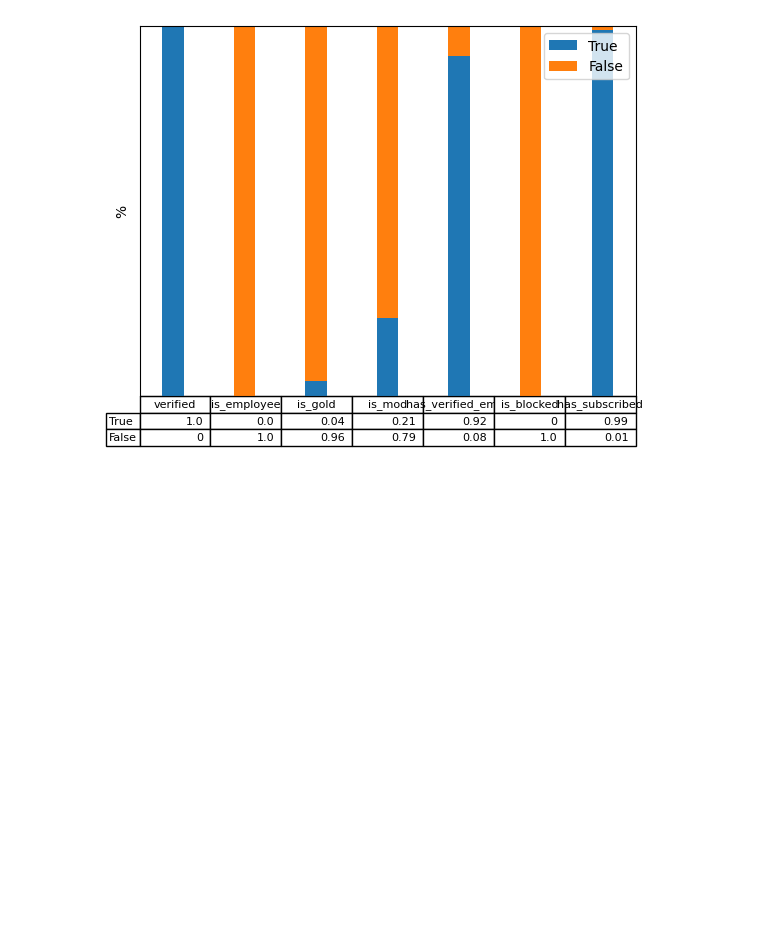
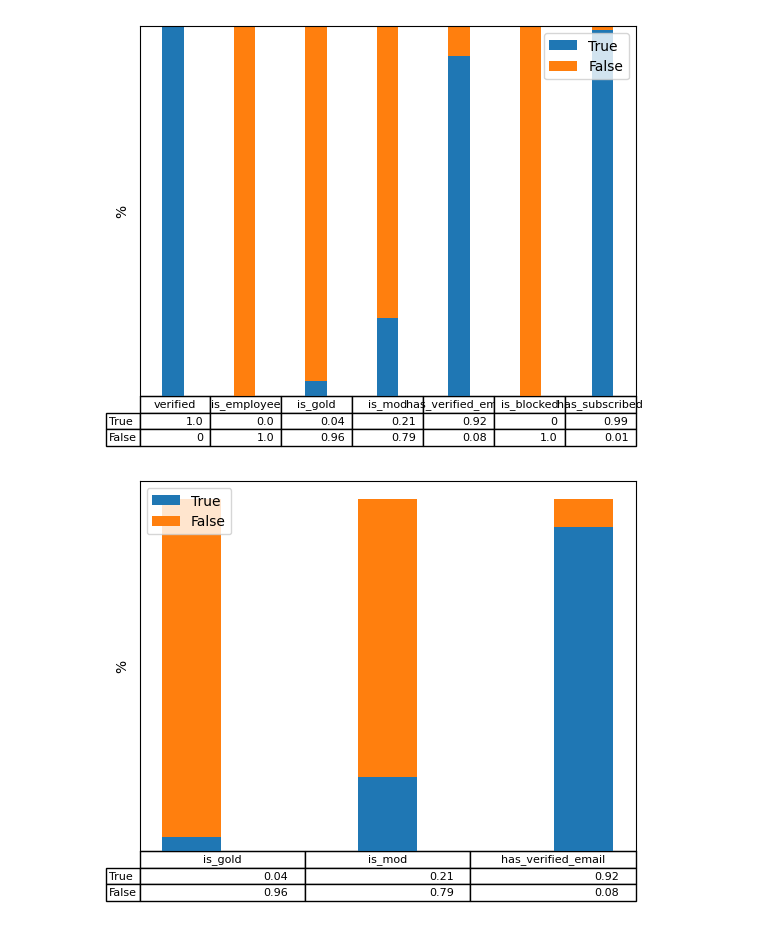
Before and after one commit to interep-project/interep-groups-eda, a Jupyter notebook: notebooks/reddit.ipynb, the cells around one changed output. Cells and saved outputs as stored; diff of their text form; code cells hidden in the pictures; blank space fills up the shorter version.

Commit message:
Fix reddit notebook
Signed-off-by: r1oga <38692952+r1oga@users.noreply.github.com>

```diff
--- a/notebooks/reddit.ipynb
+++ b/notebooks/reddit.ipynb
@@ -137,6 +132,41 @@ table.set_fontsize(8)
 plt.show()
 # %% [output]
 [figure]
+# %%
+labels = ['is_gold', 'is_mod', 'has_verified_email']
+[trues, falses] = [[], []]
+
+for col in labels:
+    try:
+        t = df_reddit_bool[col].value_counts(normalize=True)[True]
+        trues.append(t)
+    except:
+        trues.append(0)
+
+    try:
+        f = df_reddit_bool[col].value_counts(normalize=True)[False]
+        falses.append(f)
+    except:
+        falses.append(0)
+
+[trues, falses] = [[round(t, 2) for t in trues], [round(f, 2) for f in falses]]
+
+width = 0.3
+fig, ax = plt.subplots()
+ax.bar(labels, trues, width, label='True')
+ax.bar(labels, falses, width, bottom=trues, label='False')
+
+ax.set_ylabel('%')
+ax.legend()
+plt.xticks([])
+plt.yticks([])
+table = plt.table(cellText=[trues, falses], rowLabels=['True', 'False'], colLabels=labels, loc='bottom')
+table.auto_set_font_size(False)
+table.set_fontsize(8)
+
+plt.show()
+# %% [output]
+[figure, added]
 # %% [markdown]
 ## Conclusion
 - Quantitative treshold: `total_karma`
```
Also changed, not shown: parts of 4 cells of this notebook.
